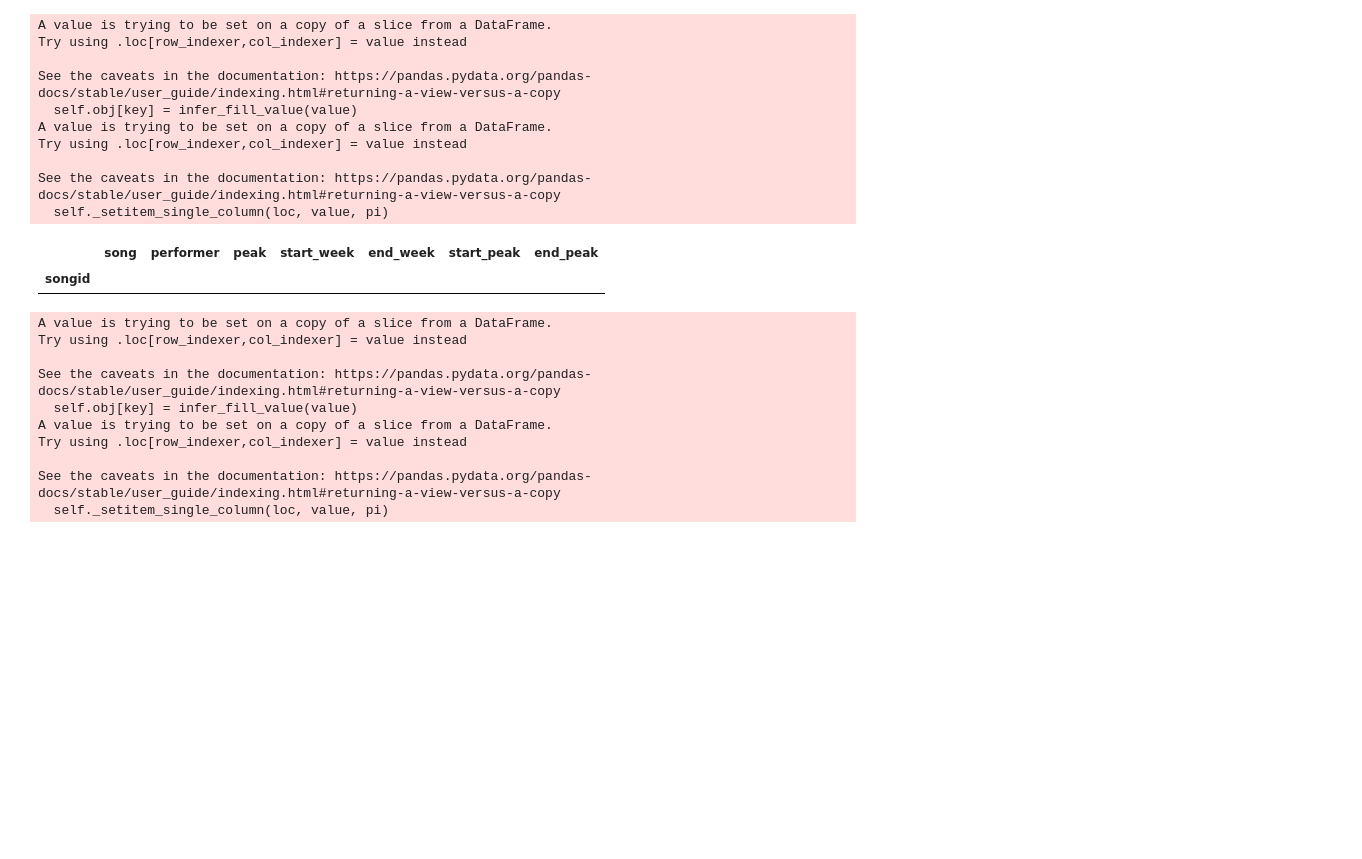
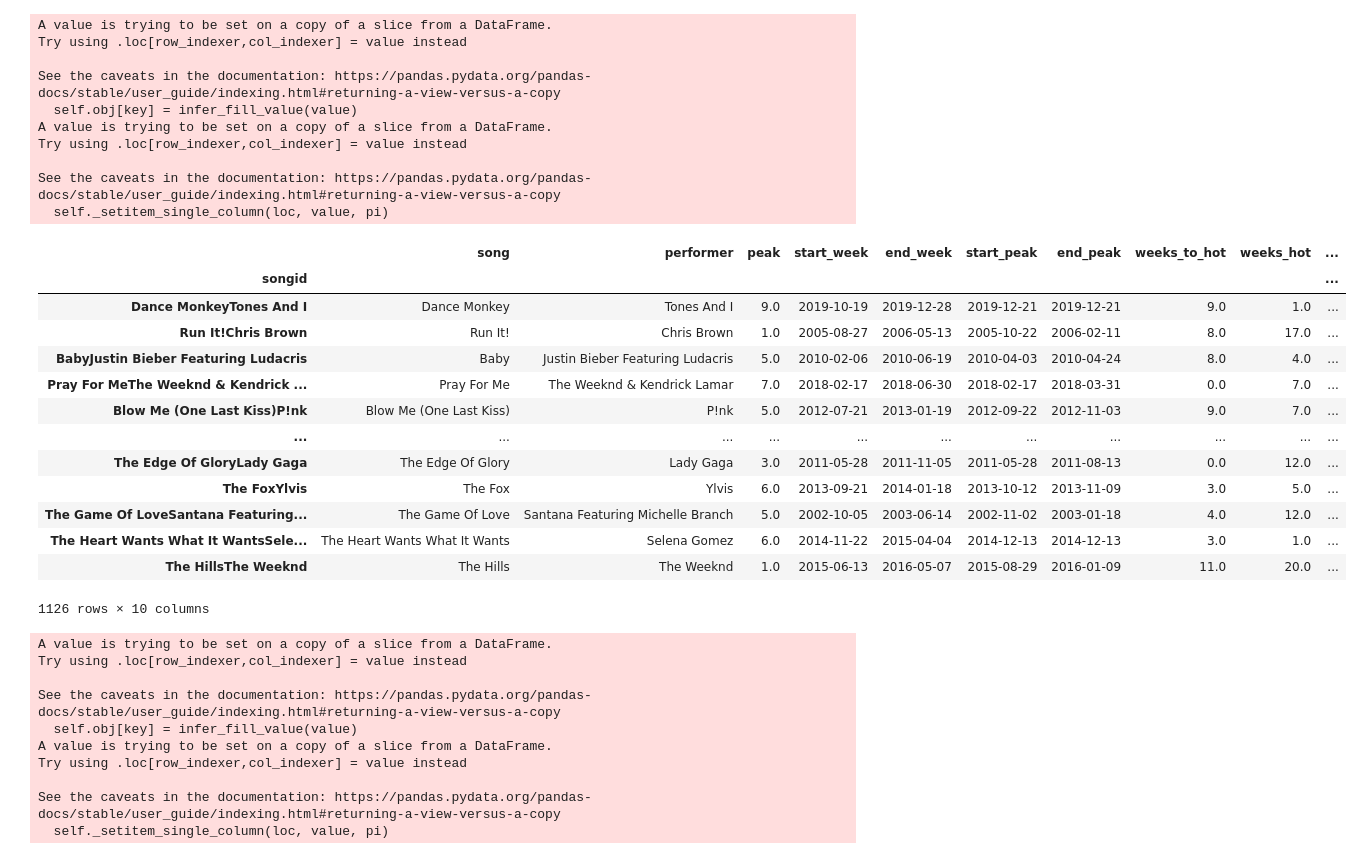
Before and after one commit to tvarano/hit-analyzer, a Jupyter notebook: main.ipynb, the cells around one changed output. Cells and saved outputs as stored; diff of their text form; code cells hidden in the pictures; blank space fills up the shorter version.

```diff
--- a/main.ipynb
+++ b/main.ipynb
@@ -186,10 +186,22 @@ See the caveats in the documentation: https://pandas.pydata.org/pandas-docs/stab
   self._setitem_single_column(loc, value, pi)
 # %%
 # JUST A NOTE these guys dont have peaks because they already hit their peaks before
-song_info[song_info.start_week.isna()]
+song_info
 # %% [output]
-|  | song | performer | peak | start_week | end_week | start_peak | end_peak |
-| songid |  |  |  |  |  |  |  |
+|  | song | performer | peak | start_week | end_week | start_peak | end_peak | weeks_to_hot | weeks_hot | ... |
+| songid |  |  |  |  |  |  |  |  |  | ... |
+| Dance MonkeyTones And I | Dance Monkey | Tones And I | 9.0 | 2019-10-19 | 2019-12-28 | 2019-12-21 | 2019-12-21 | 9.0 | 1.0 | ... |
+| Run It!Chris Brown | Run It! | Chris Brown | 1.0 | 2005-08-27 | 2006-05-13 | 2005-10-22 | 2006-02-11 | 8.0 | 17.0 | ... |
+| BabyJustin Bieber Featuring Ludacris | Baby | Justin Bieber Featuring Ludacris | 5.0 | 2010-02-06 | 2010-06-19 | 2010-04-03 | 2010-04-24 | 8.0 | 4.0 | ... |
+| Pray For MeThe Weeknd & Kendrick ... | Pray For Me | The Weeknd & Kendrick Lamar | 7.0 | 2018-02-17 | 2018-06-30 | 2018-02-17 | 2018-03-31 | 0.0 | 7.0 | ... |
+| Blow Me (One Last Kiss)P!nk | Blow Me (One Last Kiss) | P!nk | 5.0 | 2012-07-21 | 2013-01-19 | 2012-09-22 | 2012-11-03 | 9.0 | 7.0 | ... |
+| ... | ... | ... | ... | ... | ... | ... | ... | ... | ... | ... |
+| The Edge Of GloryLady Gaga | The Edge Of Glory | Lady Gaga | 3.0 | 2011-05-28 | 2011-11-05 | 2011-05-28 | 2011-08-13 | 0.0 | 12.0 | ... |
+| The FoxYlvis | The Fox | Ylvis | 6.0 | 2013-09-21 | 2014-01-18 | 2013-10-12 | 2013-11-09 | 3.0 | 5.0 | ... |
+| The Game Of LoveSantana Featuring... | The Game Of Love | Santana Featuring Michelle Branch | 5.0 | 2002-10-05 | 2003-06-14 | 2002-11-02 | 2003-01-18 | 4.0 | 12.0 | ... |
+| The Heart Wants What It WantsSele... | The Heart Wants What It Wants | Selena Gomez | 6.0 | 2014-11-22 | 2015-04-04 | 2014-12-13 | 2014-12-13 | 3.0 | 1.0 | ... |
+| The HillsThe Weeknd | The Hills | The Weeknd | 1.0 | 2015-06-13 | 2016-05-07 | 2015-08-29 | 2016-01-09 | 11.0 | 20.0 | ... |
+1126 rows × 10 columns
 # %%
 # note we had to deal with prince popping back up on the charts after he died (and we might be dead by tomorrowsoko)
 # dealt with those weirdly
```
Also changed, not shown: parts of 3 cells of this notebook.
